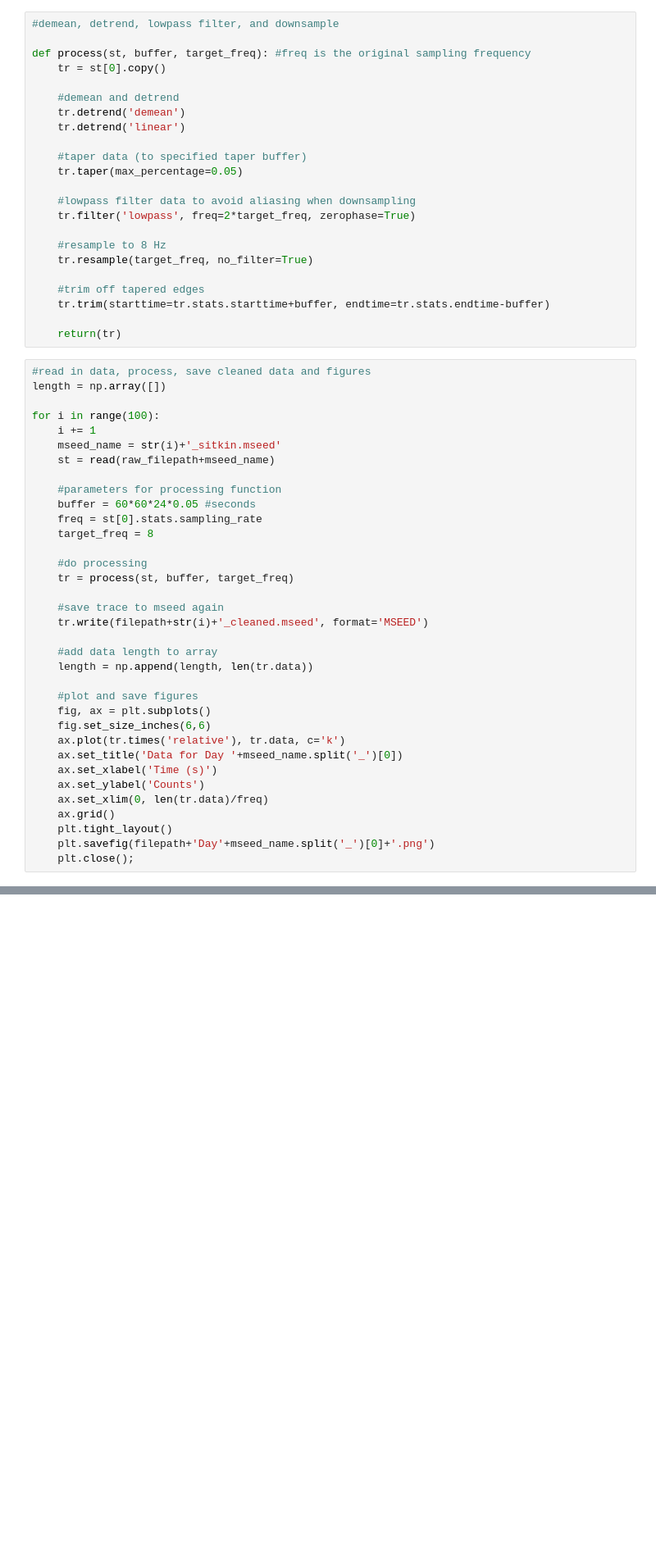
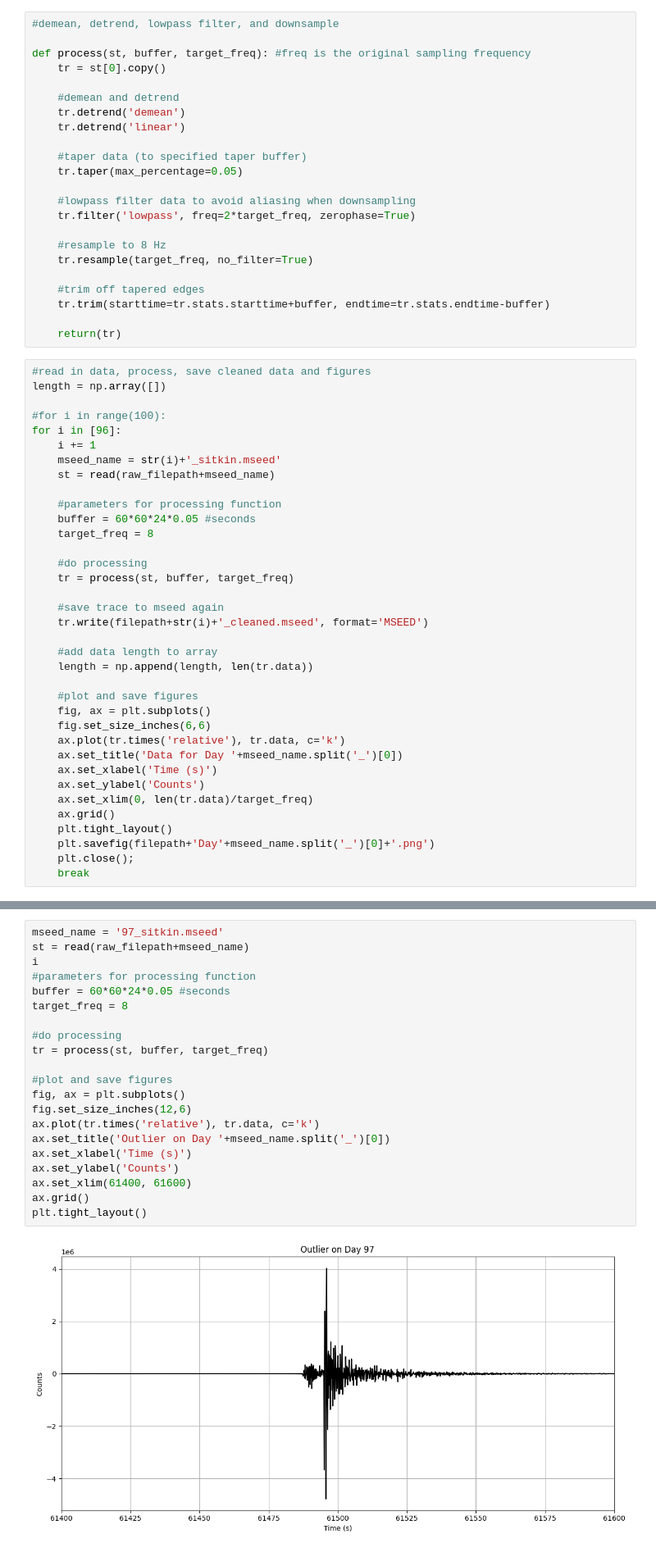
Before and after one commit to UW-MLGEO/MLGEO2024_Geldingadalir, a Jupyter notebook: notebooks/Data_Cleaning.ipynb, the cells around one changed output, grey strips where cells are left out. Shown at 82% size. Saved outputs shown, nothing was run; the diff lists cells and outputs as text; blank space fills up the shorter version.

```diff
--- a/notebooks/Data_Cleaning.ipynb
+++ b/notebooks/Data_Cleaning.ipynb
@@ -50,14 +50,14 @@ def process(st, buffer, target_freq): #freq is the original sampling frequency
 #read in data, process, save cleaned data and figures
 length = np.array([])
 
-for i in range(100):
+#for i in range(100):
+for i in [96]:
     i += 1
     mseed_name = str(i)+'_sitkin.mseed'
     st = read(raw_filepath+mseed_name)
 
     #parameters for processing function
     buffer = 60*60*24*0.05 #seconds
-    freq = st[0].stats.sampling_rate
     target_freq = 8
 
     #do processing
@@ -76,9 +76,10 @@ for i in range(100):
     ax.set_title('Data for Day '+mseed_name.split('_')[0])
     ax.set_xlabel('Time (s)')
     ax.set_ylabel('Counts')
-    ax.set_xlim(0, len(tr.data)/freq)
+    ax.set_xlim(0, len(tr.data)/target_freq)
     ax.grid()
     plt.tight_layout()
     plt.savefig(filepath+'Day'+mseed_name.split('_')[0]+'.png')
     plt.close();
+    break
 # %% [output]
@@ -87 +91,24 @@ A suitable encoding will be chosen.
+# %%
+mseed_name = '97_sitkin.mseed'
+st = read(raw_filepath+mseed_name)
+i
+#parameters for processing function
+buffer = 60*60*24*0.05 #seconds
+target_freq = 8
+
+#do processing
+tr = process(st, buffer, target_freq)
+
+#plot and save figures
+fig, ax = plt.subplots()
+fig.set_size_inches(12,6)
+ax.plot(tr.times('relative'), tr.data, c='k')
+ax.set_title('Outlier on Day '+mseed_name.split('_')[0])
+ax.set_xlabel('Time (s)')
+ax.set_ylabel('Counts')
+ax.set_xlim(61400, 61600)
+ax.grid()
+plt.tight_layout()
+# %% [output]
+[figure, added]
 # %% [markdown]
```
Also changed, not shown: parts of 3 cells of this notebook, 2 other files.
